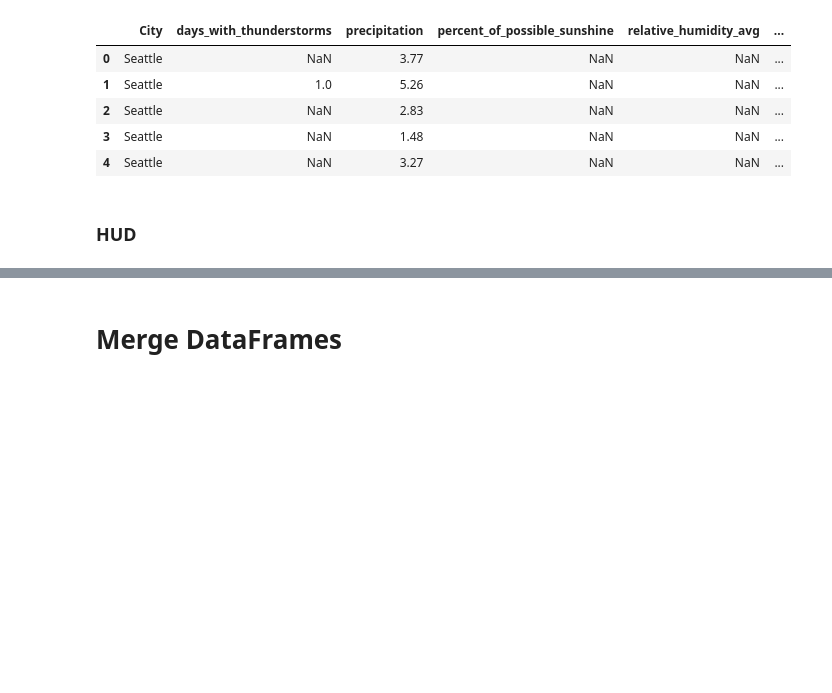
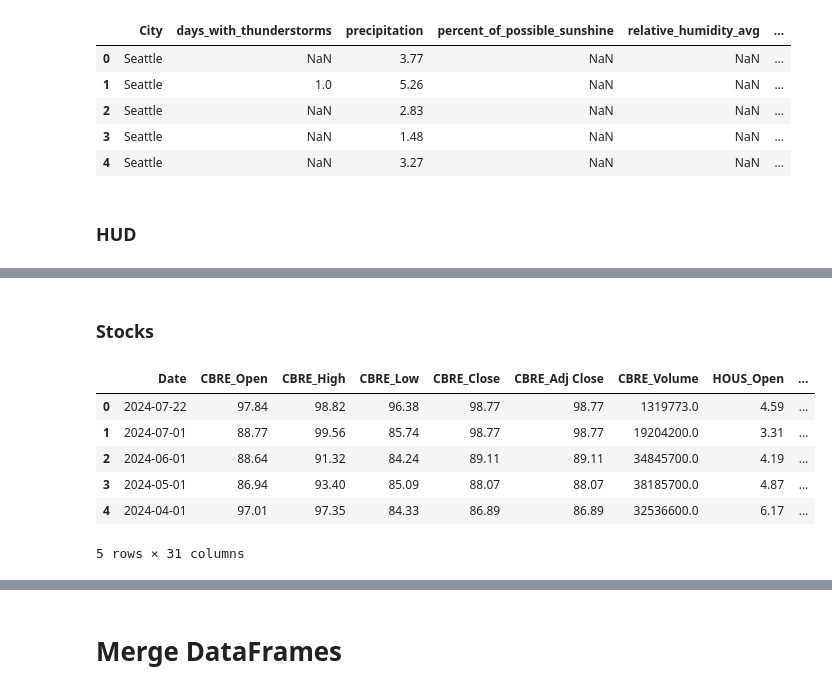
Before and after one commit to StevenSong-sTs/Property-Value-Forecast, a Jupyter notebook: src/Data_Processing/df_merge.ipynb, the cells around one changed output, grey strips where cells are left out. Drawn from its saved outputs; the diff is of its cells as text; code cells hidden in the pictures; blank space fills up the shorter version.

Commit message:
update df merge with hud + stocks + income

```diff
--- a/src/Data_Processing/df_merge.ipynb
+++ b/src/Data_Processing/df_merge.ipynb
@@ -237,0 +264,31 @@ weather_df.head()
+# %% [markdown]
+### Stocks
+# %%
+trns_path = f'{shared_drive}/processed/HousingStocks/capstone_stocks.xlsx'
+xl = pd.ExcelFile(trns_path)
+stock_dfs={}
+tickers=xl.sheet_names[1:]  # get sheet names
+for ticker in tickers:
+  df = xl.parse(ticker)
+  df.columns = df.columns.str.replace('*', '', regex=False)
+  df.drop(['Company Name', 'Ticker'], axis = 1, inplace = True)
+  df.columns =[f"{ticker}_{col}" if col != 'Date' else 'Date' for col in df.columns] #first column should always be Date
+  df['Date'] = pd.to_datetime(df['Date'])
+  stock_dfs[ticker] = df
+
+stock_df=pd.DataFrame()
+for stock in stock_dfs.keys():
+  if len(stock_df) ==0:
+    stock_df = stock_dfs[stock]
+  else:
+    stock_df= stock_df.merge(stock_dfs[stock], on = ['Date'], how = 'outer')
+
+stock_df.head()
+# %% [output]
+|  | Date | CBRE_Open | CBRE_High | CBRE_Low | CBRE_Close | CBRE_Adj Close | CBRE_Volume | HOUS_Open | ... |
+| 0 | 2024-07-22 | 97.84 | 98.82 | 96.38 | 98.77 | 98.77 | 1319773.0 | 4.59 | ... |
+| 1 | 2024-07-01 | 88.77 | 99.56 | 85.74 | 98.77 | 98.77 | 19204200.0 | 3.31 | ... |
+| 2 | 2024-06-01 | 88.64 | 91.32 | 84.24 | 89.11 | 89.11 | 34845700.0 | 4.19 | ... |
+| 3 | 2024-05-01 | 86.94 | 93.40 | 85.09 | 88.07 | 88.07 | 38185700.0 | 4.87 | ... |
+| 4 | 2024-04-01 | 97.01 | 97.35 | 84.33 | 86.89 | 86.89 | 32536600.0 | 6.17 | ... |
+5 rows × 31 columns
```
Also changed, not shown: parts of 7 cells of this notebook.
